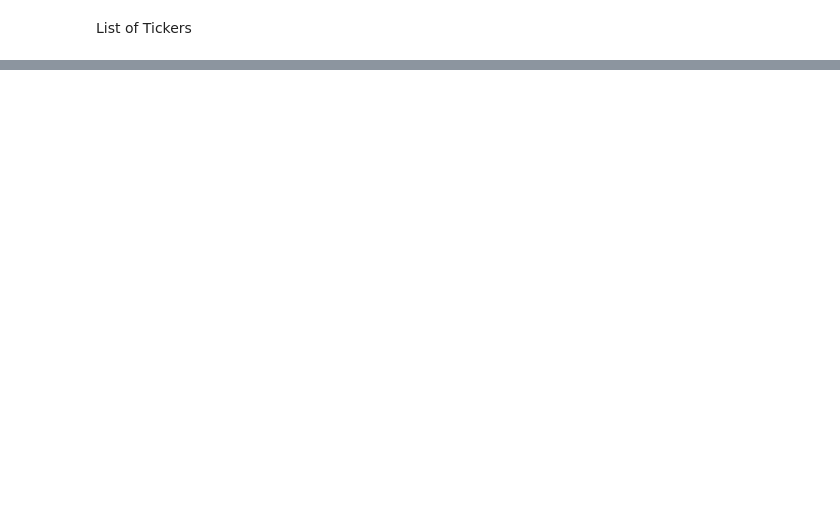
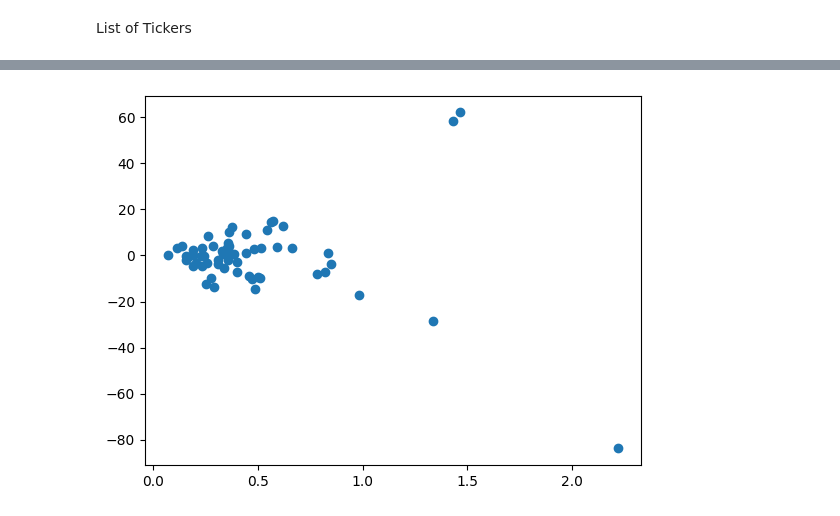
Before and after one commit to airtonstocco/tech-challenge-fase3, a Jupyter notebook: draft.ipynb, the cells around one changed output, grey strips where cells are left out. Cells and saved outputs as stored; diff of their text form; code cells hidden in the pictures; blank space fills up the shorter version.

```diff
--- a/draft.ipynb
+++ b/draft.ipynb
@@ -36,0 +112,5 @@ print(df)
+# %%
+plt.scatter(df["return_std_deviation"],df["cumulative_return_period"])
+plt.show()
+# %% [output]
+[figure, added]
```
Also changed, not shown: parts of 10 cells of this notebook.
